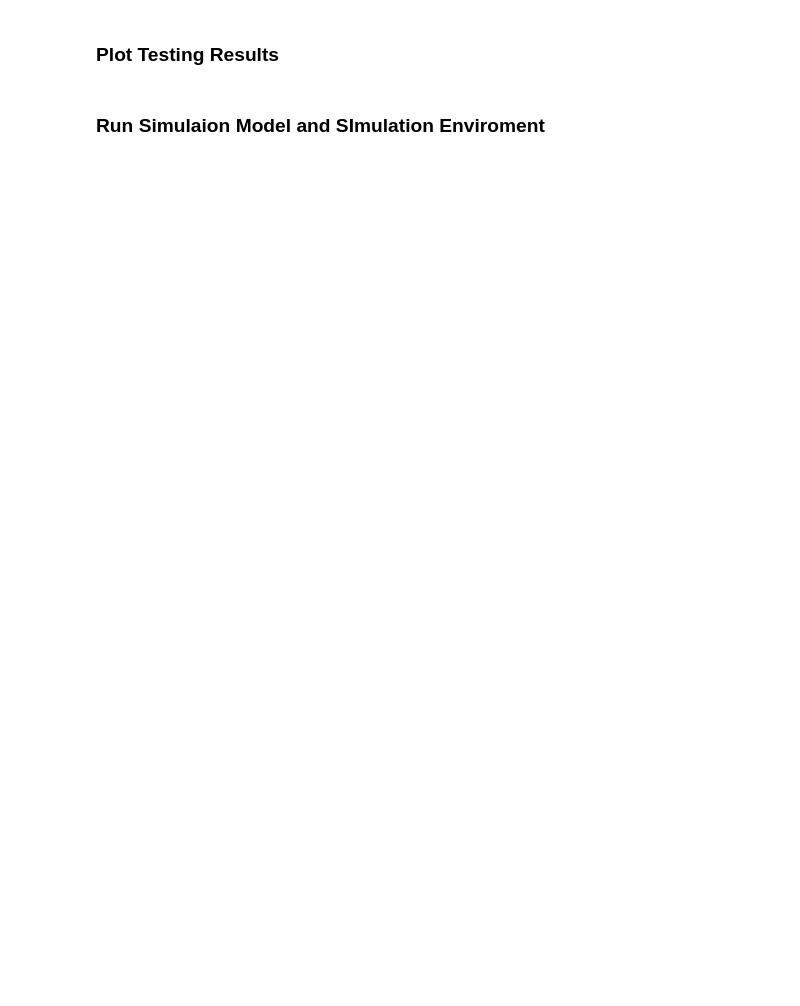
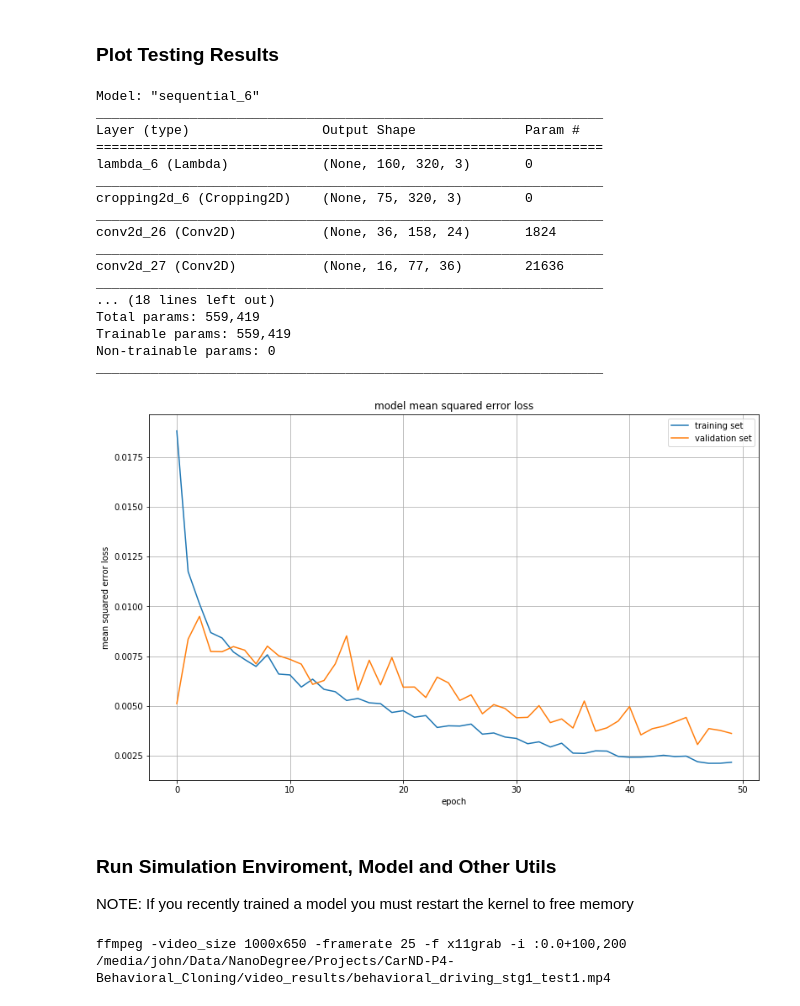
Before and after one commit to JohnBetaCode/CarND-P4-Behavioral_Cloning, a Jupyter notebook: CarND-P4-Behavioral_Cloning.ipynb, the cells around one changed output. Saved outputs shown, nothing was run; the diff lists cells and outputs as text; code cells hidden in the pictures; blank space fills up the shorter version.

```diff
--- a/CarND-P4-Behavioral_Cloning.ipynb
+++ b/CarND-P4-Behavioral_Cloning.ipynb
@@ -64,2 +137,11 @@ Shape of training samples:(160, 320, 3)
+# %%
+# Varariables to create generator and data
+data_augmentation = True
+
+# Create data generators
+train_generator = generator(train_samples, dataset_path, BATCH_SIZE, CORRECTION, True)
+validation_generator = generator(validation_samples, dataset_path, BATCH_SIZE, CORRECTION, False)
+
+samp_len_fc = 1 if data_augmentation else 4
 # %% [markdown]
 ### Exploratory Visualization of the Dataset
@@ -101,4 +237,30 @@ model.save('model/behavioral_model.h5')
 # %% [markdown]
 ### Plot Testing Results
-# %% [markdown]
-### Run Simulaion Model and SImulation Enviroment
+# %%
+# keras method to print the model summary
+model.summary()
+
+# Plot training history
+plot_training_history(history_object, fig_size=(13,8), save_name="writeup_files/training_loss_graph.png")
+# %% [output]
+Model: "sequential_6"
+_________________________________________________________________
+Layer (type)                 Output Shape              Param #
+=================================================================
+lambda_6 (Lambda)            (None, 160, 320, 3)       0
+_________________________________________________________________
+cropping2d_6 (Cropping2D)    (None, 75, 320, 3)        0
+_________________________________________________________________
+conv2d_26 (Conv2D)           (None, 36, 158, 24)       1824
+_________________________________________________________________
+conv2d_27 (Conv2D)           (None, 16, 77, 36)        21636
+_________________________________________________________________
+... (18 lines left out)
+Total params: 559,419
+Trainable params: 559,419
+Non-trainable params: 0
+_________________________________________________________________
+[figure, added]
+# %% [markdown]
+### Run Simulation Enviroment, Model and Other Utils
+NOTE: If you recently trained a model you must restart the kernel to free memory
@@ -105 +278,7 @@ model.save('model/behavioral_model.h5')
+# %%
+command = "ffmpeg -video_size {}x{} -framerate 25 -f x11grab -i :0.0+100,200 {}".format(
+    1000, 650, os.path.join(os.getcwd(), "video_results", "behavioral_driving_stg{}_test{}.mp4".format(1, 1)))
+print(command); setClipboardData(command.encode())
+# %% [output]
+ffmpeg -video_size 1000x650 -framerate 25 -f x11grab -i :0.0+100,200 /media/john/Data/NanoDegree/Projects/CarND-P4-Behavioral_Cloning/video_results/behavioral_driving_stg1_test1.mp4
 # %%
```
Also changed, not shown: parts of 19 cells of this notebook, 11 other files.
